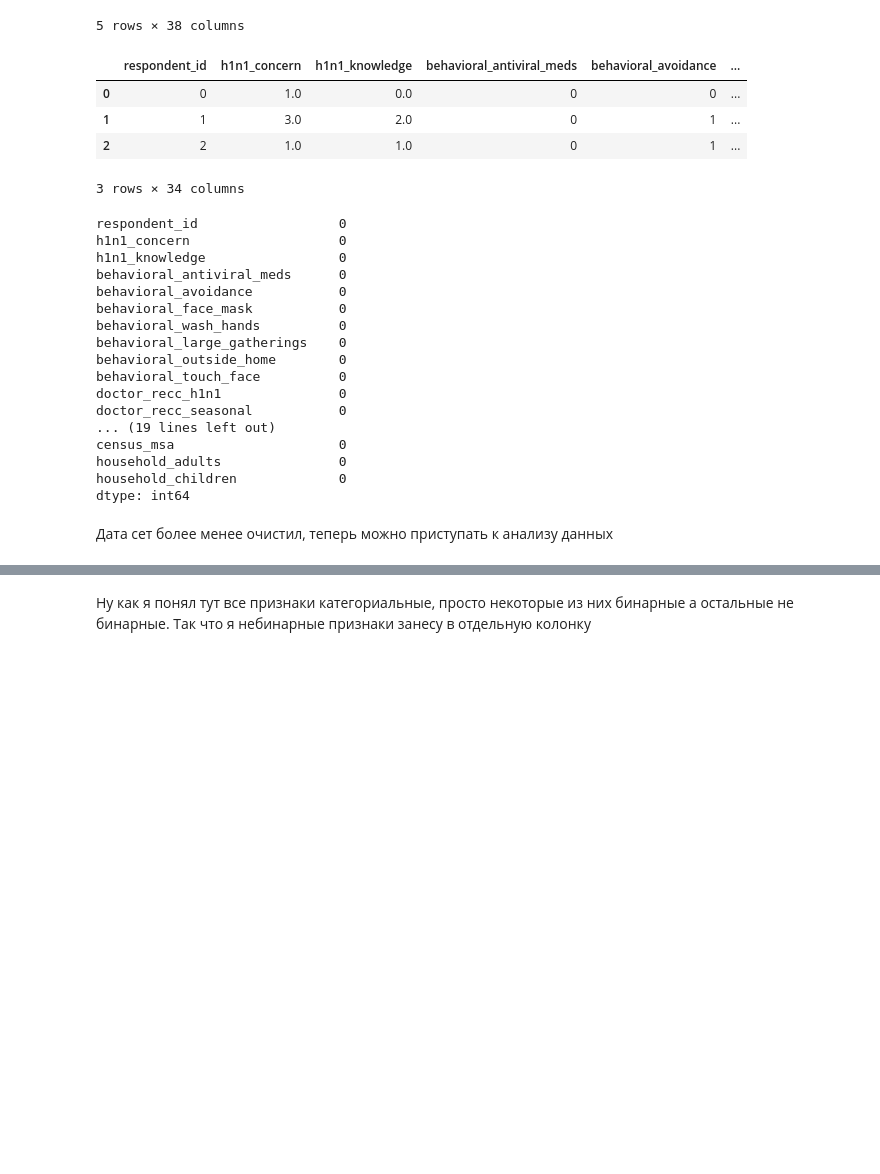
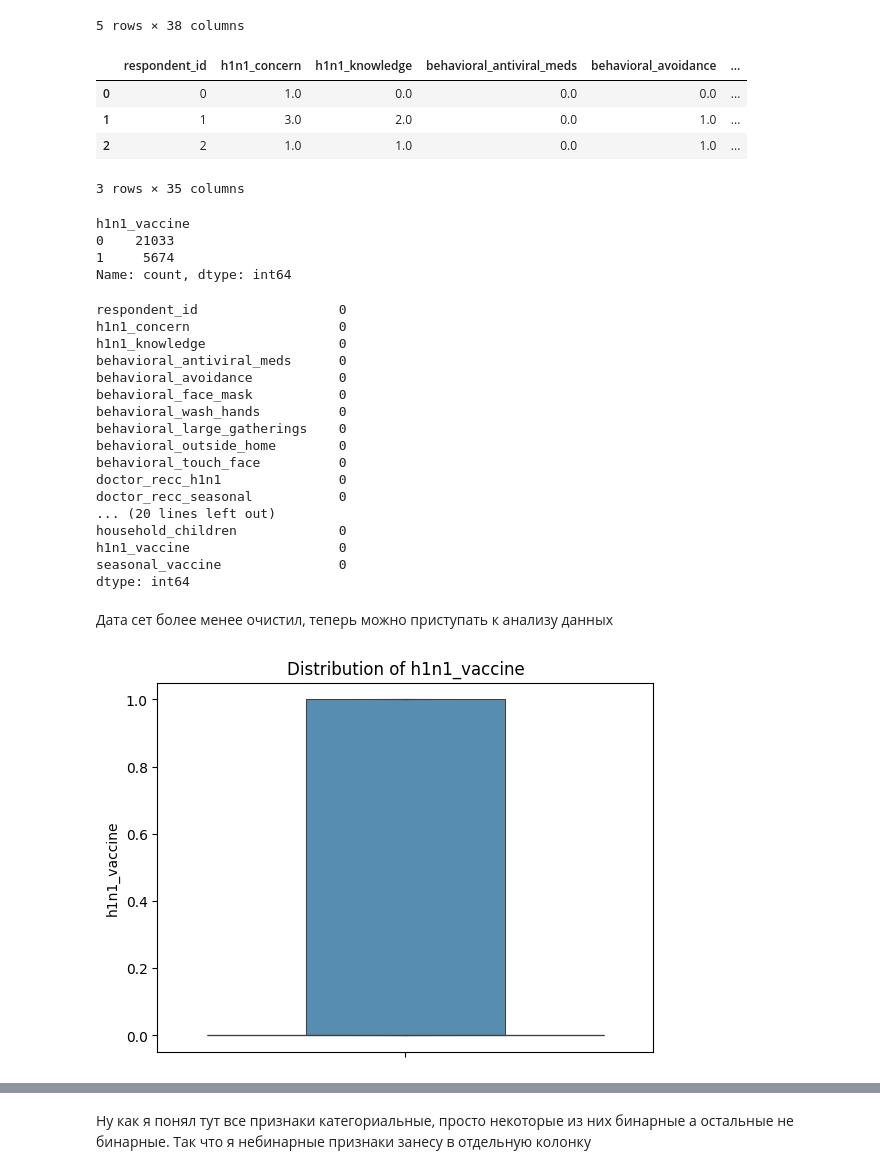
Before and after one commit to Eroouu/final_project_ds, a Jupyter notebook: main.ipynb, the cells around one changed output, grey strips where cells are left out. Saved outputs shown, nothing was run; the diff lists cells and outputs as text; code cells hidden in the pictures; blank space fills up the shorter version.

```diff
--- a/main.ipynb
+++ b/main.ipynb
@@ -202,20 +198,20 @@ df.head(5)
 | 4 | 4 | 2.0 | 1.0 | 0.0 | 1.0 | ... |
 5 rows × 38 columns
 # %%
-df = df.drop(columns=['employment_occupation', 'employment_industry'])
+df = df.drop(columns=['employment_occupation', 'employment_industry', 'health_insurance'])
 df.head(3)
 # %% [output]
 |  | respondent_id | h1n1_concern | h1n1_knowledge | behavioral_antiviral_meds | behavioral_avoidance | ... |
-| 0 | 0 | 1.0 | 0.0 | 0 | 0 | ... |
-| 1 | 1 | 3.0 | 2.0 | 0 | 1 | ... |
-| 2 | 2 | 1.0 | 1.0 | 0 | 1 | ... |
+| 0 | 0 | 1.0 | 0.0 | 0.0 | 0.0 | ... |
+| 1 | 1 | 3.0 | 2.0 | 0.0 | 1.0 | ... |
+| 2 | 2 | 1.0 | 1.0 | 0.0 | 1.0 | ... |
-3 rows × 34 columns
+3 rows × 35 columns
 # %%
 bin_cols = [
     'behavioral_antiviral_meds', 'behavioral_avoidance', 'behavioral_face_mask',
     'behavioral_wash_hands', 'behavioral_large_gatherings', 'behavioral_outside_home',
     'behavioral_touch_face', 'doctor_recc_h1n1', 'doctor_recc_seasonal',
-    'chronic_med_condition', 'child_under_6_months', 'health_worker', 'health_insurance'
+    'chronic_med_condition', 'child_under_6_months', 'health_worker'
 ]
 cat_cols = [
     'age_group', 'education', 'race', 'sex', 'income_poverty',
@@ -226,6 +222,13 @@ cat_cols = [
 ]
 
 num_cols = ['household_adults', 'household_children']
+# %%
+df['h1n1_vaccine'].value_counts()
+# %% [output]
+h1n1_vaccine
+0    21033
+1     5674
+Name: count, dtype: int64
 # %%
 # Бинарные: заполним NaN отдельной категорией -1 (unknown)
 for c in bin_cols:
@@ -263,10 +266,18 @@ behavioral_outside_home        0
 behavioral_touch_face          0
 doctor_recc_h1n1               0
 doctor_recc_seasonal           0
-... (19 lines left out)
-census_msa                     0
-household_adults               0
+... (20 lines left out)
 household_children             0
+h1n1_vaccine                   0
+seasonal_vaccine               0
 dtype: int64
 # %% [markdown]
 Дата сет более менее очистил, теперь можно приступать к анализу данных
+# %%
+sns.boxenplot(data=df['h1n1_vaccine'])
+plt.title("Distribution of h1n1_vaccine")
+plt.xlabel("")
+plt.ylabel("h1n1_vaccine")
+plt.show()
+# %% [output]
+[figure, added]
```
Also changed, not shown: parts of 6 cells of this notebook.
